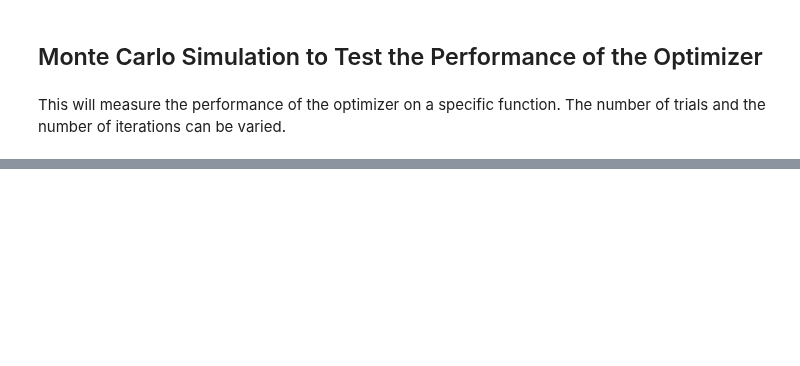
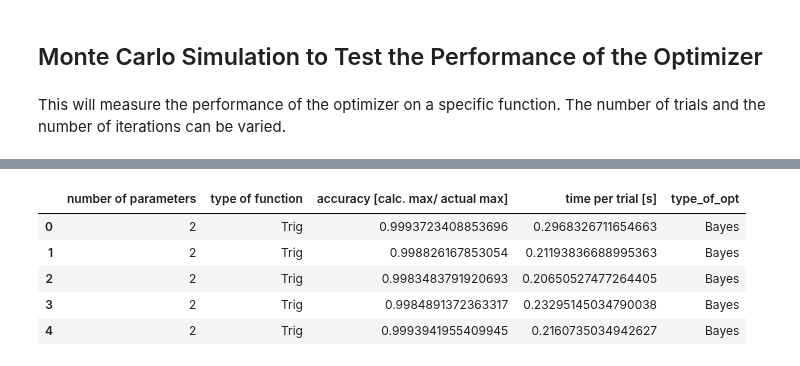
Before and after one commit to Optimistic-Optimizers/Black-Box-Optimization, a Jupyter notebook: Bayes_Opt.ipynb, the cells around one changed output, grey strips where cells are left out. Drawn from its saved outputs; the diff is of its cells as text; code cells hidden in the pictures; blank space fills up the shorter version.

```diff
--- a/Bayes_Opt.ipynb
+++ b/Bayes_Opt.ipynb
@@ -217,0 +242,21 @@ print(optimizer.max)
+# %%
+Type_of_optimizer = 'Bayes'
+Type_of_function = 'Trig'
+n_of_params = 2
+# %%
+accuracy = np.asarray(accuracy).reshape(-1,1)
+mean_time = np.asarray(mean_time).reshape(-1,1)
+type_of_opt = np.asarray([Type_of_optimizer]*accuracy.shape[0]).reshape(-1,1)
+num_of_params = np.asarray([n_of_params]*accuracy.shape[0]).reshape(-1,1)
+type_of_func = np.asarray([Type_of_function]*accuracy.shape[0]).reshape(-1,1)
+data = np.hstack((num_of_params, type_of_func,accuracy, mean_time, type_of_opt))
+df2 = pd.DataFrame(data, columns=['number of parameters','type of function','accuracy [calc. max/ actual max]', 'time per trial [s]', 'type_of_opt'])
+# %%
+df2
+# %% [output]
+|  | number of parameters | type of function | accuracy [calc. max/ actual max] | time per trial [s] | type_of_opt |
+| 0 | 2 | Trig | 0.9993723408853696 | 0.2968326711654663 | Bayes |
+| 1 | 2 | Trig | 0.998826167853054 | 0.21193836688995363 | Bayes |
+| 2 | 2 | Trig | 0.9983483791920693 | 0.20650527477264405 | Bayes |
+| 3 | 2 | Trig | 0.9984891372363317 | 0.23295145034790038 | Bayes |
+| 4 | 2 | Trig | 0.9993941955409945 | 0.2160735034942627 | Bayes |
```
Also changed, not shown: parts of 18 cells of this notebook.
